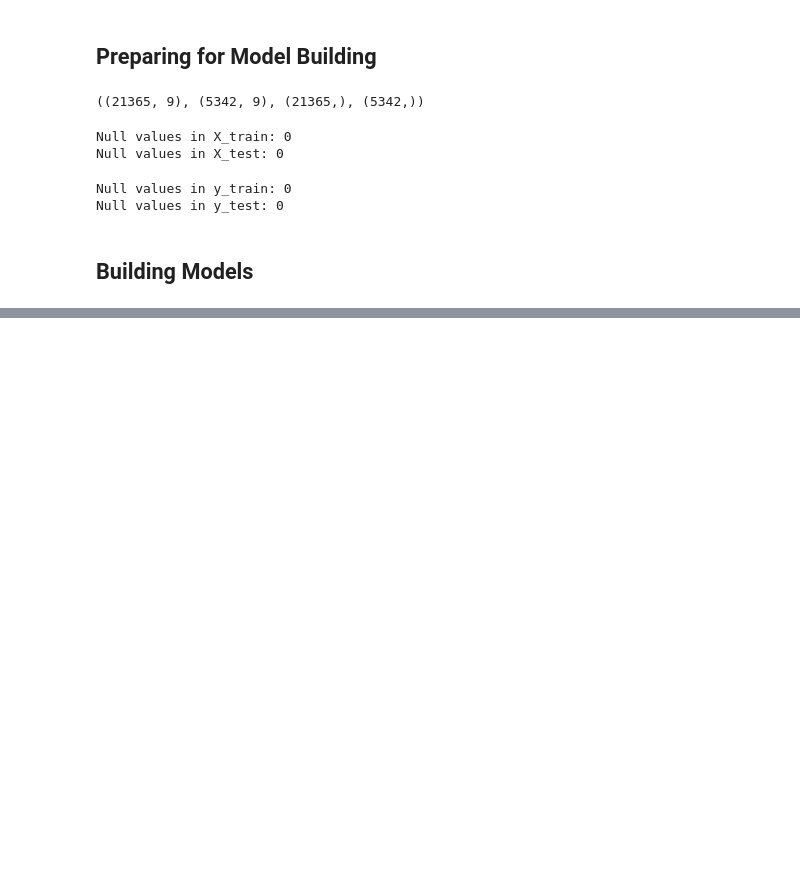
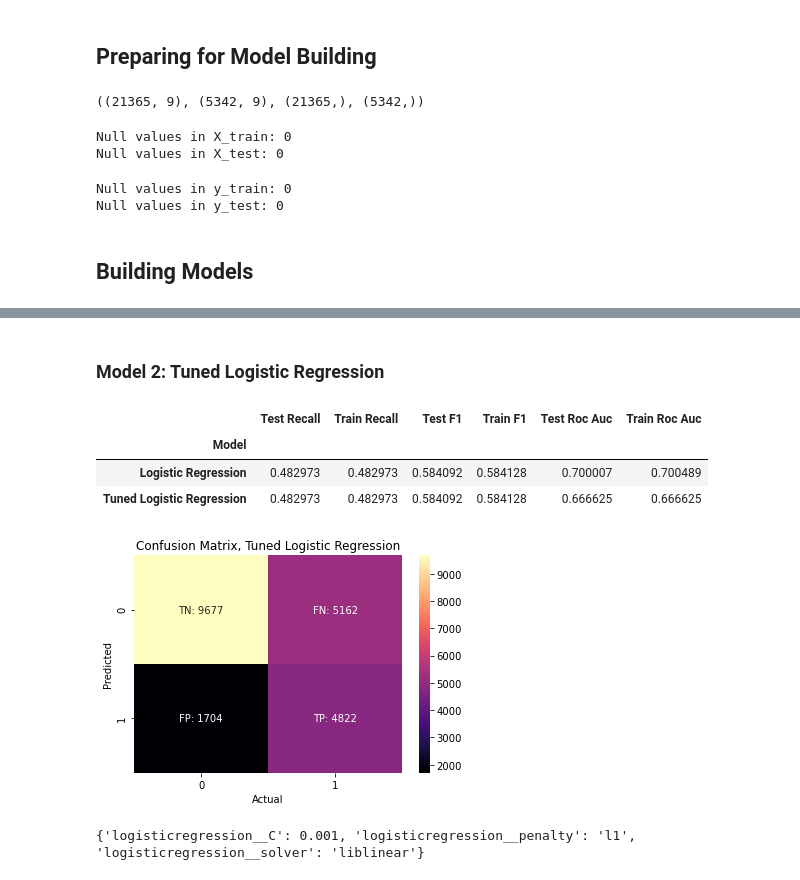
Before and after one commit to pmjustafort/flushotlearning, a Jupyter notebook: code.ipynb, the cells around one changed output, grey strips where cells are left out. Cells and saved outputs as stored; diff of their text form; code cells hidden in the pictures; blank space fills up the shorter version.

```diff
--- a/code.ipynb
+++ b/code.ipynb
@@ -469,0 +230,28 @@ stats_df.to_csv('model_stats.csv')
+# %% [markdown]
+### Model 2: Tuned Logistic Regression
+# %%
+param_grid_1 = {
+    'logisticregression__C': [0.001, 0.01, 0.1, 1, 10, 100],
+    'logisticregression__penalty': ['l1', 'l2'],
+    'logisticregression__solver': ['newton-cg', 'lbfgs', 'liblinear', 'sag', 'saga']
+}
+
+tuned_simple_model, tuned_simple_model_params = iterations.tune(
+    simple_model, param_grid_1, X_train, y_train
+)
+
+model_2 = 'Tuned Logistic Regression'
+iterations.run_cv(model_2, tuned_simple_model, X_train, y_train)
+
+iterations.get_stats()
+iterations.confusion(tuned_simple_model, model_2, X_train, y_train)
+# %% [output]
+|  | Test Recall | Train Recall | Test F1 | Train F1 | Test Roc Auc | Train Roc Auc |
+| Model |  |  |  |  |  |  |
+| Logistic Regression | 0.482973 | 0.482973 | 0.584092 | 0.584128 | 0.700007 | 0.700489 |
+| Tuned Logistic Regression | 0.482973 | 0.482973 | 0.584092 | 0.584128 | 0.666625 | 0.666625 |
+[figure, added]
+# %%
+print(tuned_simple_model_params)
+# %% [output]
+{'logisticregression__C': 0.001, 'logisticregression__penalty': 'l1', 'logisticregression__solver': 'liblinear'}
```
Also changed, not shown: parts of 34 cells of this notebook, 4 other files.
